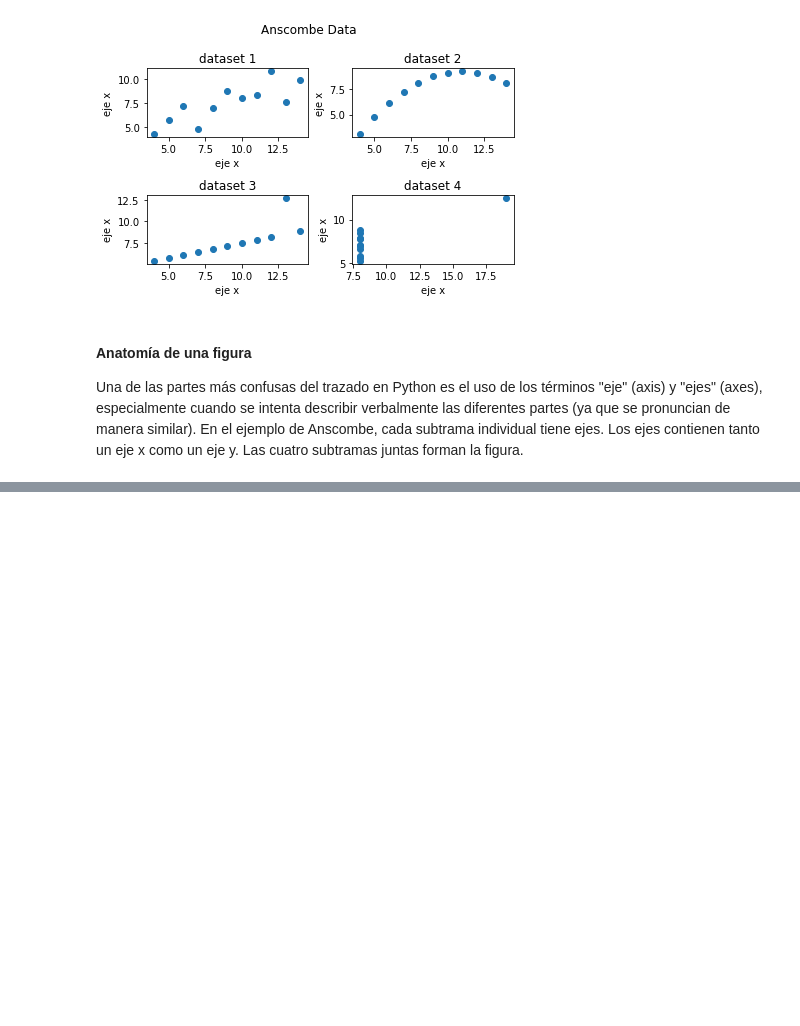
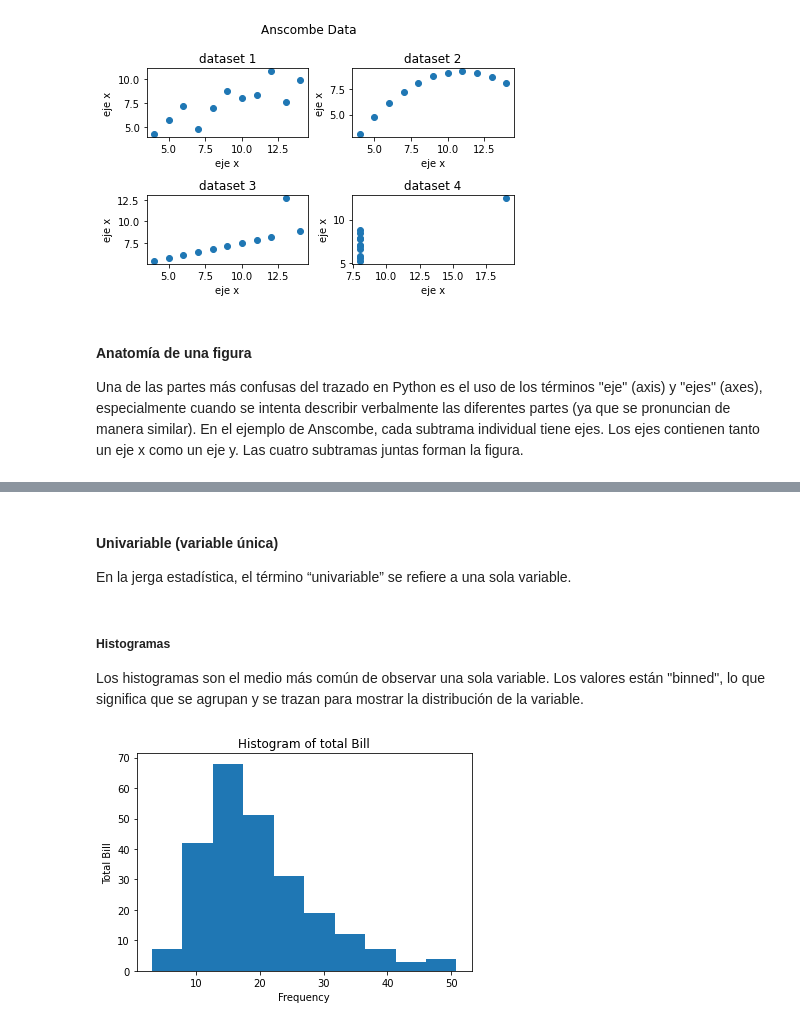
Before and after one commit to geozevallos/pandas-para-todos, a Jupyter notebook: 3. Plotting.ipynb, the cells around one changed output, grey strips where cells are left out. Cells and saved outputs as stored; diff of their text form; code cells hidden in the pictures; blank space fills up the shorter version.

Commit message:
Intro plots with seaborn

```diff
--- a/3. Plotting.ipynb
+++ b/3. Plotting.ipynb
@@ -149,0 +150,3 @@ Una de las partes más confusas del trazado en Python es el uso de los términos
+# %%
+tips = sns.load_dataset("tips")
+tips
@@ -149,0 +167,26 @@ Una de las partes más confusas del trazado en Python es el uso de los términos
+# %% [markdown]
+#### Univariable (variable única)
+
+En la jerga estadística, el término “univariable” se refiere a una sola variable.
+# %% [markdown]
+##### Histogramas
+
+Los histogramas son el medio más común de observar una sola variable. Los valores están "binned", lo que significa que se agrupan y se trazan para mostrar la distribución de la variable.
+# %%
+# Crear la figura
+fig = plt.figure()
+
+# Un unico subplot
+axes1 = fig.add_subplot(1,1,1)
+
+# Elaborar el histograma
+axes1.hist(data=tips, x='total_bill', bins=10)
+
+# Agregar etiquetas
+axes1.set_title('Histogram of total Bill')
+axes1.set_xlabel('Frequency')
+axes1.set_ylabel('Total Bill')
+
+plt.show()
+# %% [output]
+[figure, added]
```
Also changed, not shown: parts of 43 cells of this notebook.
